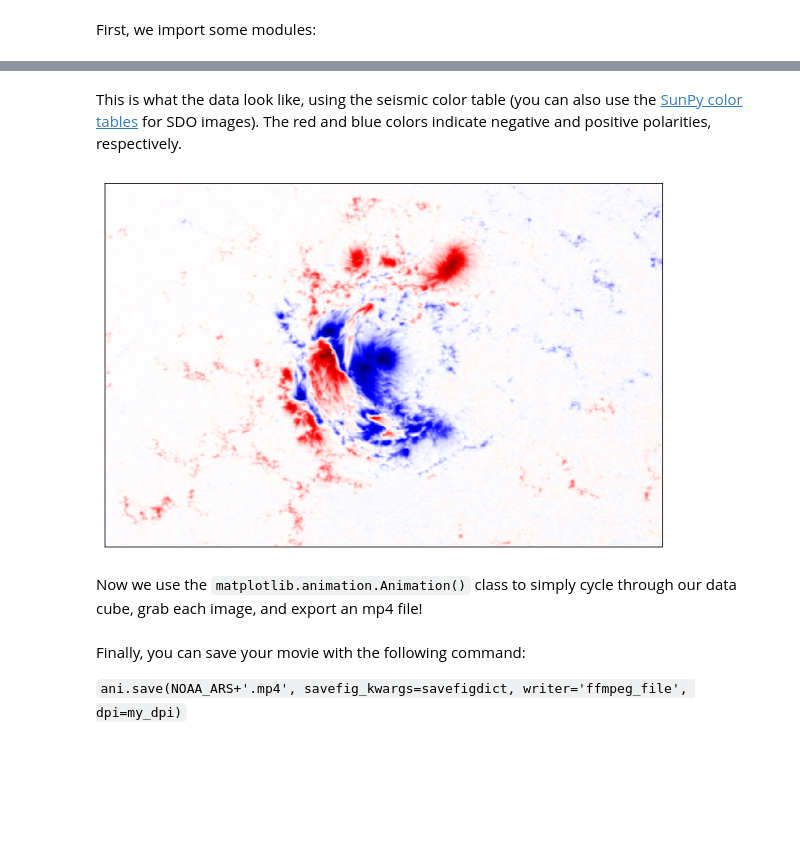
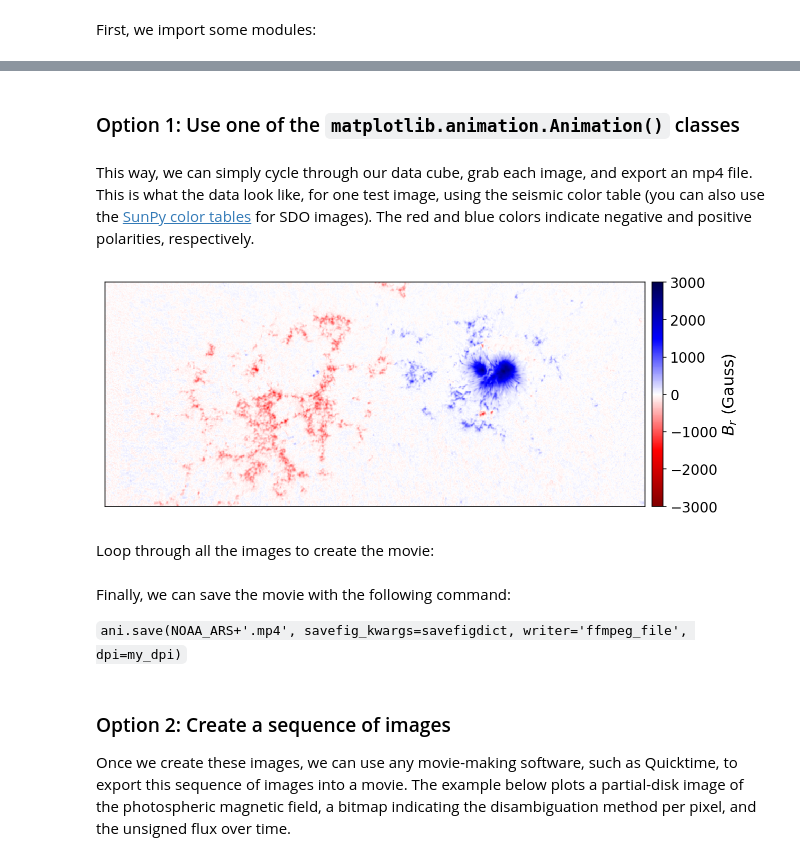
Before and after one commit to mbobra/SHARPs, a Jupyter notebook: movie.ipynb, the cells around one changed output, grey strips where cells are left out. Saved outputs shown, nothing was run; the diff lists cells and outputs as text; code cells hidden in the pictures; blank space fills up the shorter version.

Commit message:
added QT option

```diff
--- a/movie.ipynb
+++ b/movie.ipynb
@@ -47,0 +27,3 @@ The image is  688  by  448 .
+# %%
+import drms
+c = drms.Client()
@@ -47,0 +32,2 @@ The image is  688  by  448 .
+# %%
+keys, segments = c.query('hmi.sharp_cea_720s[185][2010.09.22_09:00_TAI-2010.09.22_15:00_TAI]', key='NOAA_ARS, T_REC, USFLUX, ERRVF', seg='Br, conf_disambig')
@@ -48,15 +47,28 @@ The image is  688  by  448 .
+# %% [markdown]
+### Option 1: Use one of the `matplotlib.animation.Animation()` classes
 # %% [markdown]
-This is what the data look like, using the seismic color table (you can also use the [SunPy color tables](http://docs.sunpy.org/en/stable/_modules/sunpy/cm/cm.html) for SDO images). The red and blue colors indicate negative and positive polarities, respectively.
+This way, we can simply cycle through our data cube, grab each image, and export an mp4 file.  This is what the data look like, for one test image, using the seismic color table (you can also use the [SunPy color tables](http://docs.sunpy.org/en/stable/_modules/sunpy/cm/cm.html) for SDO images). The red and blue colors indicate negative and positive polarities, respectively.
-# %%
-fig = plt.figure()
-ax = fig.add_subplot(1,1,1)
-ax.get_xaxis().set_ticks([])
-ax.get_yaxis().set_ticks([])
-plt.imshow(bz[:,:,0],cmap='seismic_r',origin='lower',vmin=-3000,vmax=3000,extent=[0,xsize,0,ysize])
-fig.set_size_inches(10,10)
-# %% [output]
-[figure, removed]
-# %% [markdown]
-Now we use the `matplotlib.animation.Animation()` class to simply cycle through our data cube, grab each image, and export an mp4 file!
+# %%
+fig = plt.figure()
+ax = fig.add_subplot(1,1,1)
+url = 'http://jsoc.stanford.edu' + segments.Br[10]  # add the jsoc.stanford.edu suffix to the segment name
+photosphere_image = fits.open(url)                  # download the data
+nx, ny = photosphere_image[1].data.shape
+plt.imshow(photosphere_image[1].data,cmap='seismic_r',origin='lower',vmin=-3000,vmax=3000, extent=[0, ny, 0, nx], interpolation='nearest')
+divider_cbar = make_axes_locatable(ax)
+width_cbar = axes_size.AxesY(ax, aspect=0.05)
+pad_cbar = axes_size.Fraction(0.6, width_cbar)
+cax = divider_cbar.append_axes("right", size=width_cbar, pad=pad_cbar)
+cax.tick_params(labelsize=14)
+cbar = plt.colorbar(cax=cax)
+cbar.ax.tick_params(labelsize=14)
+cbar.set_label('$B_{r}$ (Gauss)', size=16)
+ax.get_xaxis().set_ticks([])
+ax.get_yaxis().set_ticks([])
+fig.set_size_inches(10,10)
+# %% [output]
+[figure, added]
+# %% [markdown]
+Loop through all the images to create the movie:
 # %%
 %%capture
@@ -74,6 +91,9 @@ for i in range(count):
 
 ani = manimation.ArtistAnimation(fig, ims, interval=50, blit=True, repeat_delay=1000)
 # %% [markdown]
-Finally, you can save your movie with the following command:
+Finally, we can save the movie with the following command:
 
 `ani.save(NOAA_ARS+'.mp4', savefig_kwargs=savefigdict, writer='ffmpeg_file', dpi=my_dpi)`
+# %% [markdown]
+### Option 2: Create a sequence of images
+Once we create these images, we can use any movie-making software, such as Quicktime, to export this sequence of images into a movie. The example below plots a partial-disk image of the photospheric magnetic field, a bitmap indicating the disambiguation method per pixel, and the unsigned flux over time.
```
Also changed, not shown: parts of 11 cells of this notebook.
